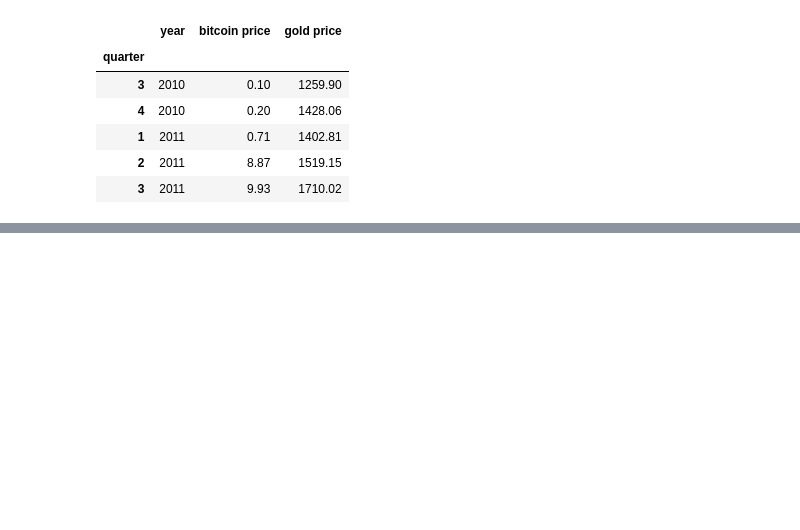
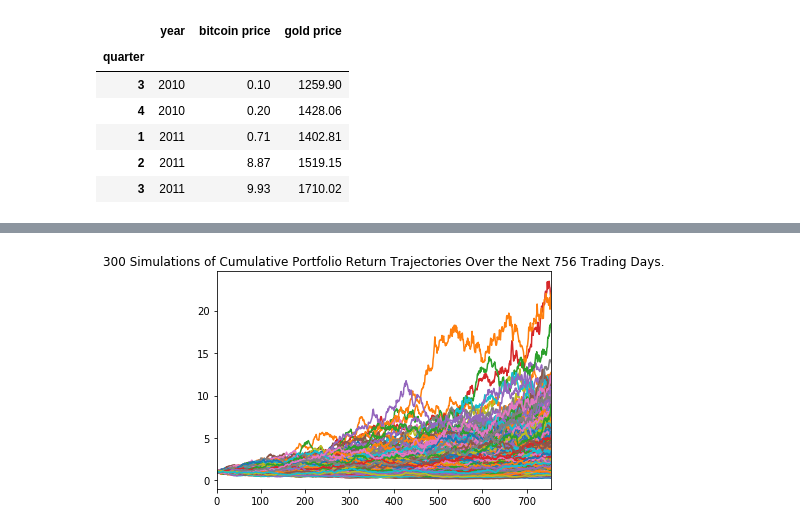
Before and after one commit to hanson0629/project1_repo, a Jupyter notebook: project1_draft.ipynb, the cells around one changed output, grey strips where cells are left out. Saved outputs shown, nothing was run; the diff lists cells and outputs as text; code cells hidden in the pictures; blank space fills up the shorter version.

```diff
--- a/project1_draft.ipynb
+++ b/project1_draft.ipynb
@@ -147,3 +152,7 @@ join_gold = pd.merge(bitcoin_data,gold_data,on='date')
 join_crude = pd.merge(bitcoin_data,crude_data,on='date')
 join_bloom = pd.merge(bitcoin_data,bloomberg_data,on='date')
 join_treasure = pd.merge(bitcoin_data,treasure_data,on='date')
+join_all = pd.merge(gold_data, bitcoin_data, on="date").merge(cpi_data, on='date').merge(crude_data, on='date').set_index('date')
+# %%
+join_all.rename(columns={'gold price': 'gold','bitcoin price':'bitcoin','cpi price':'cpi','oil price':'oil'},inplace=True)
+join_all.head()
@@ -210,0 +245,2 @@ create_hvplot_y(join_gold_year)
+# %%
+join_all.columns = pd.MultiIndex.from_product([join_all.columns, ['close']])
@@ -210,0 +259,8 @@ create_hvplot_y(join_gold_year)
+# %%
+# Configure a Monte Carlo simulation to forecast three years daily returns
+MC_dist = MCSimulation(
+    portfolio_data = join_all,
+    weights = [.25,.25,.25,.25],
+    num_simulation = 300,
+    num_trading_days = 252*3
+)
@@ -210,0 +318,5 @@ create_hvplot_y(join_gold_year)
+# %%
+# Plot simulation outcomes
+line_plot = MC_dist.plot_simulation()
+# %% [output]
+[figure, added]
```
Also changed, not shown: parts of 25 cells of this notebook, 3 other files.
